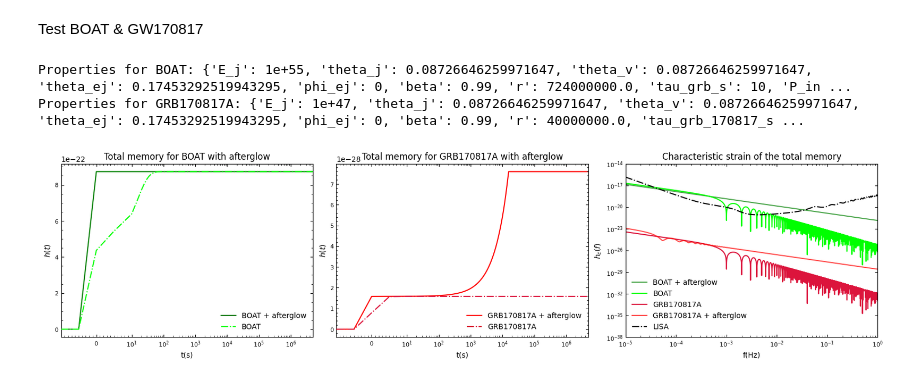
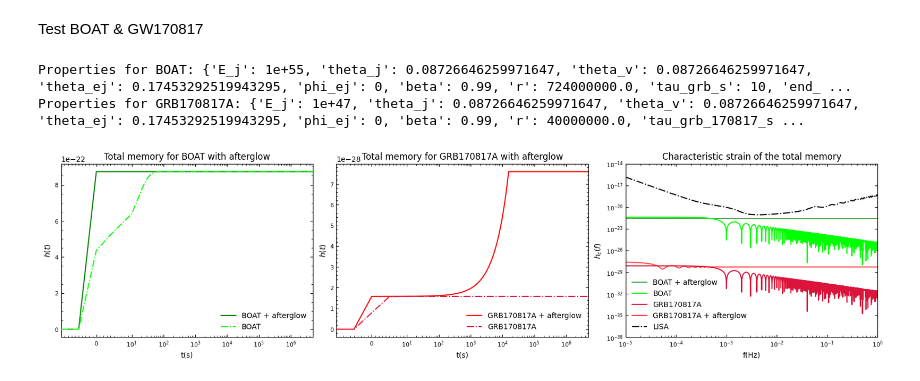
Before and after one commit to ThomasBastro/Memory_effect, a Jupyter notebook: Memory_Lopez/phenom_model.ipynb, the cells around one changed output. Saved outputs shown, nothing was run; the diff lists cells and outputs as text; code cells hidden in the pictures.

```diff
--- a/Memory_Lopez/phenom_model.ipynb
+++ b/Memory_Lopez/phenom_model.ipynb
@@ -765,7 +765,7 @@ t = np.linspace(-1., 150., 500000) * 1e3  # ms
 theta = np.deg2rad(30)
 E_1, E_2 = 3e51, 3e52
 beta = 0.99
-tau_grb_ms = 1e3
+tau_grb_ms = 10e3
 r_1, r_2 = 10e3, 1e6
 start_grb = 0
 end_1, end_2 = 30e3, 10e3
@@ -775,8 +775,8 @@ delta_h_1 = up.delta_h_GRB(E_1, beta, theta, r_1)
 delta_h_2 = up.delta_h_GRB(E_2, beta, theta, r_2)
 
 # Compute GRB memory signals for two cases
-h_grb_1 = up.phenom_memory_GRB(t, E_1, beta, theta, r_1, tau_grb_ms, start_grb, end_1, model='exponential', plot=False)
-h_grb_2 = up.phenom_memory_GRB(t, E_2, beta, theta, r_2, tau_grb_ms, start_grb, end_2, model='exponential', plot=False)
+h_grb_1 = up.phenom_memory_GRB(t, E_1, beta, theta, r_1, end_1, start_grb, end_1, model='exponential', plot=False)
+h_grb_2 = up.phenom_memory_GRB(t, E_2, beta, theta, r_2, end_2, start_grb, end_2, model='exponential', plot=False)
 
 # Apply Tukey window
 h_windowed = [
@@ -850,9 +1021,9 @@ cases = [
     (r'$P_\mathrm{in} = 10^{50}$ erg s$^{-1}$', 1e50, 'orange'),
 ]
 # GRB memory
-E_j = 1e50 # <-- problem with the GRB amplitude : too high compare to other methods
+E_j = 1e51 # <-- problem with the GRB amplitude : too high compare to other methods
 theta_j = np.deg2rad(5) # jet opening angle
-theta_v = np.deg2rad(5) # Viewing angle
+theta_v = np.deg2rad(2.5) # Viewing angle
 theta_ej = 2*theta_v
 phi_ej = 0
 beta = 0.99
@@ -867,6 +1038,7 @@ fig, (ax_1, ax_2) = plt.subplots(1, 2, figsize=(10, 4), constrained_layout=True)
 for label, P_in, color in cases:
     # Waveform
     h_afterglow = up.memory_afterglow_injection(P_in, t_end, theta_ej, theta_j, r,  beta)
+    print(f"Inverse of the rise time of the afterglow memory: {1/t_end:.2e} Hz")
     print(f"Memory amplitude from the afterglow injection: {h_afterglow:.2e}")
     h_t, t_m = up.memory_total_waveform(t, h_in, h_afterglow, t_end, theta_ej)
     ax_1.loglog(t, h_t, label=label, color=color)
@@ -888,7 +1060,7 @@ ax_1.tick_params(axis='both', labelsize=8, which='both', direction='in', top=Tru
 ax_2.set_xlabel('f(Hz)')
 ax_2.set_ylabel(r'$h_c(f)$')
 ax_2.set_title('Characteristic strain of the total memory')
-ax_2.set_xlim(1e-8, 5e-3)
+ax_2.set_xlim(1e-8, 1e0)
 
 ax_2.tick_params(axis='both', labelsize=8, which='both', direction='in', top=True, right=True)
 
@@ -934,6 +1109,7 @@ prop_BOAT = {
     'beta': 0.99,
     'r': 724 * 1e6, # BOAT
     'tau_grb_s': 10, # ms duration of the GRB
+    'end_grb_s': 600, # end GRB at 600s
     'P_in': 1e50, # injected power for the afterglow
 }
 print(f"Properties for BOAT: {prop_BOAT}")
@@ -945,10 +1121,11 @@ phi_ej = prop_BOAT['phi_ej']
 beta = prop_BOAT['beta']
 r_boat = prop_BOAT['r']
 tau_grb_boat_s = prop_BOAT['tau_grb_s']
+end_grb_boat = prop_BOAT['end_grb_s']
 P_in = prop_BOAT['P_in']
 
 h_t_BOAT_old = up.phenom_memory_GRB(
-    t, E_j_boat, beta, theta_ej, r_boat, tau_grb_boat_s, start_grb_boat, end_grb_boat, model='exponential', plot=False)
+    t, E_j_boat, beta, theta_ej, r_boat, tau_grb_boat_s, 0, end_grb_boat, model='exponential', plot=False)
 
 h_in_BOAT = up.memory_initial_acceleration_GRB(E_j_boat, theta_ej, phi_ej, r_boat, beta)
 t_end_BOAT = 600# 600s for BOAT
@@ -967,6 +1144,7 @@ prop_170817 = {
     'beta': 0.99,
     'r': 40 * 1e6, # 40 Mpc
     'tau_grb_170817_s': 1, # ms duration of the GRB
+    'end_grb_170817_s': 2000, # end GRB at 2000s
     'P_in': 1e50, # injected power for the afterglow
 }
 print(f"Properties for GRB170817A: {prop_170817}")
@@ -978,10 +1156,11 @@ phi_ej = prop_170817['phi_ej']
 beta = prop_170817['beta']
 r_170817 = prop_170817['r']
 tau_grb_170817_s = prop_170817['tau_grb_170817_s']
+end_grb_170817 = prop_170817['end_grb_170817_s']
 P_in = prop_170817['P_in']
 
 h_t_170817_old = up.phenom_memory_GRB(
-    t, E_j_170817, beta, theta_ej, r_170817, tau_grb_170817_s, start_grb_170817, end_grb_170817, model='exponential', plot=False)
+    t, E_j_170817, beta, theta_ej, r_170817, tau_grb_170817_s, 0, end_grb_170817, model='exponential', plot=False)
 
 h_in_170817 = up.memory_initial_acceleration_GRB(E_j_170817, theta_ej, phi_ej, r_170817, beta)
 t_end_170817 = 2 # 2s for 170817
@@ -999,34 +1178,40 @@ for ax in [ax1, ax2]:
     ax.set_xlabel('t(s)', fontsize=10)
     ax.set_xscale('symlog', linthresh=10, linscale=1.0)
     ax.set_ylabel(r'$h(t)$', fontsize=10)
     ax.set_title('Total memory for ' + ('BOAT' if ax == ax1 else 'GRB170817A') + ' with afterglow')
     ax.set_xlim(-10, t[-1])
     ax.legend(loc = 'lower right', frameon= False)
     ax.tick_params(axis='both', labelsize=8, which='both', direction='in', top=True, right=True)
     ax.minorticks_on()
     ax.xaxis.set_minor_locator(
         SymmetricalLogLocator(linthresh=1, base=10, subs=[x for x in range(1, 10)]))
 
 
-ax3.loglog(f_BOAT, np.abs(fft_BOAT), label='BOAT + afterglow', color='green', alpha = 0.7)
+ax3.loglog(f_BOAT, 2 * f_BOAT * np.abs(fft_BOAT), label='BOAT + afterglow', color='green', alpha = 0.7)
 colors = ['lime', 'crimson']
 for i, (f_test, fft) in enumerate(freq_fft_list):
     if i == 2 or i == 3: # only plot the analytical FFT for BOAT and 170817
         ax3.loglog(f_test, fft, label=labels[i], color=colors[i-2])
-ax3.loglog(f_170817, np.abs(fft_170817), label='GRB170817A + afterglow', color='red', alpha = 0.7)
+ax3.loglog(f_170817,2 * f_170817 * np.abs(fft_170817), label='GRB170817A + afterglow', color='red', alpha = 0.7)
 #LISA sensitivity curve
+import LISA as li
+lisa = li.LISA() # initialize LISA object
+
+f  = np.logspace(np.log10(1.0e-5), np.log10(1.0e0), 1000)
+Sn = lisa.Sn(f)
+
 ax3.loglog(f, np.sqrt(f*Sn), label='LISA', color='k', linestyle='-.')
 ax3.set_xlabel('f(Hz)', fontsize=10)
 ax3.set_ylabel(r'$h_c(f)$', fontsize=10)
 ax3.set_title('Characteristic strain of the total memory')
 ax3.set_ylim(1e-38, 1e-14)
 ax3.set_xlim(1e-5, 1e0)
 
 ax3.tick_params(axis='both', labelsize=8, which='both', direction='in', top=True, right=True)
 ax3.legend(loc = 'lower left', frameon= False)
 plt.savefig(out_dir + "total_memory_afterglow_BOAT_170817.png")
 plt.show()
 # %% [output]
-Properties for BOAT: {'E_j': 1e+55, 'theta_j': 0.08726646259971647, 'theta_v': 0.08726646259971647, 'theta_ej': 0.17453292519943295, 'phi_ej': 0, 'beta': 0.99, 'r': 724000000.0, 'tau_grb_s': 10, 'P_in ...
+Properties for BOAT: {'E_j': 1e+55, 'theta_j': 0.08726646259971647, 'theta_v': 0.08726646259971647, 'theta_ej': 0.17453292519943295, 'phi_ej': 0, 'beta': 0.99, 'r': 724000000.0, 'tau_grb_s': 10, 'end_ ...
 Properties for GRB170817A: {'E_j': 1e+47, 'theta_j': 0.08726646259971647, 'theta_v': 0.08726646259971647, 'theta_ej': 0.17453292519943295, 'phi_ej': 0, 'beta': 0.99, 'r': 40000000.0, 'tau_grb_170817_s ...
-[figure, old version]
+[figure, new version]
```
Also changed, not shown: parts of 11 cells of this notebook, 3 other files.
